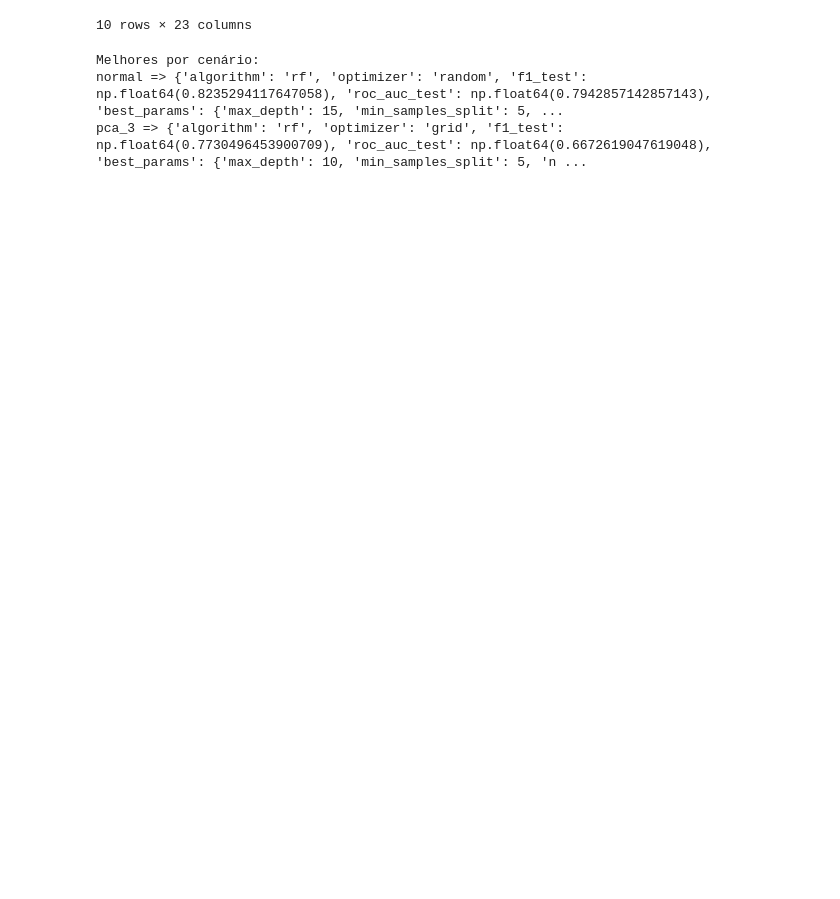
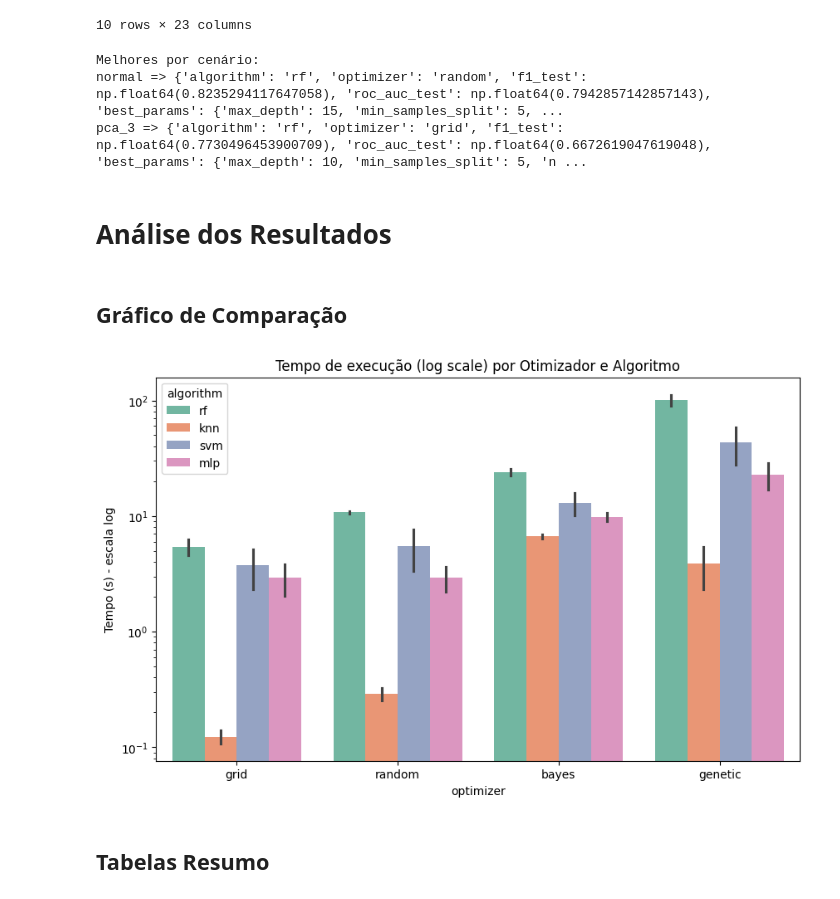
Before and after one commit to alefCauan/GermanCreditData, a Jupyter notebook: main.ipynb, the cells around one changed output. Cells and saved outputs as stored; diff of their text form; code cells hidden in the pictures; blank space fills up the shorter version.

Commit message:
tabelas

```diff
--- a/main.ipynb
+++ b/main.ipynb
@@ -630,3 +630,20 @@ Resumo (top 10 por F1 em teste):
 Melhores por cenário:
 normal => {'algorithm': 'rf', 'optimizer': 'random', 'f1_test': np.float64(0.8235294117647058), 'roc_auc_test': np.float64(0.7942857142857143), 'best_params': {'max_depth': 15, 'min_samples_split': 5, ...
 pca_3 => {'algorithm': 'rf', 'optimizer': 'grid', 'f1_test': np.float64(0.7730496453900709), 'roc_auc_test': np.float64(0.6672619047619048), 'best_params': {'max_depth': 10, 'min_samples_split': 5, 'n ...
+# %% [markdown]
+# Análise dos Resultados
+# %% [markdown]
+## Gráfico de Comparação
+# %%
+df = experiment_results.copy()
+
+plt.figure(figsize=(10,6))
+sns.barplot(data=df, x="optimizer", y="time_sec", hue="algorithm")
+plt.yscale("log")
+plt.title("Tempo de execução (log scale) por Otimizador e Algoritmo")
+plt.ylabel("Tempo (s) - escala log")
+plt.show()
+# %% [output]
+[figure, added]
+# %% [markdown]
+## Tabelas Resumo
```
Also changed, not shown: parts of 2 cells of this notebook.
